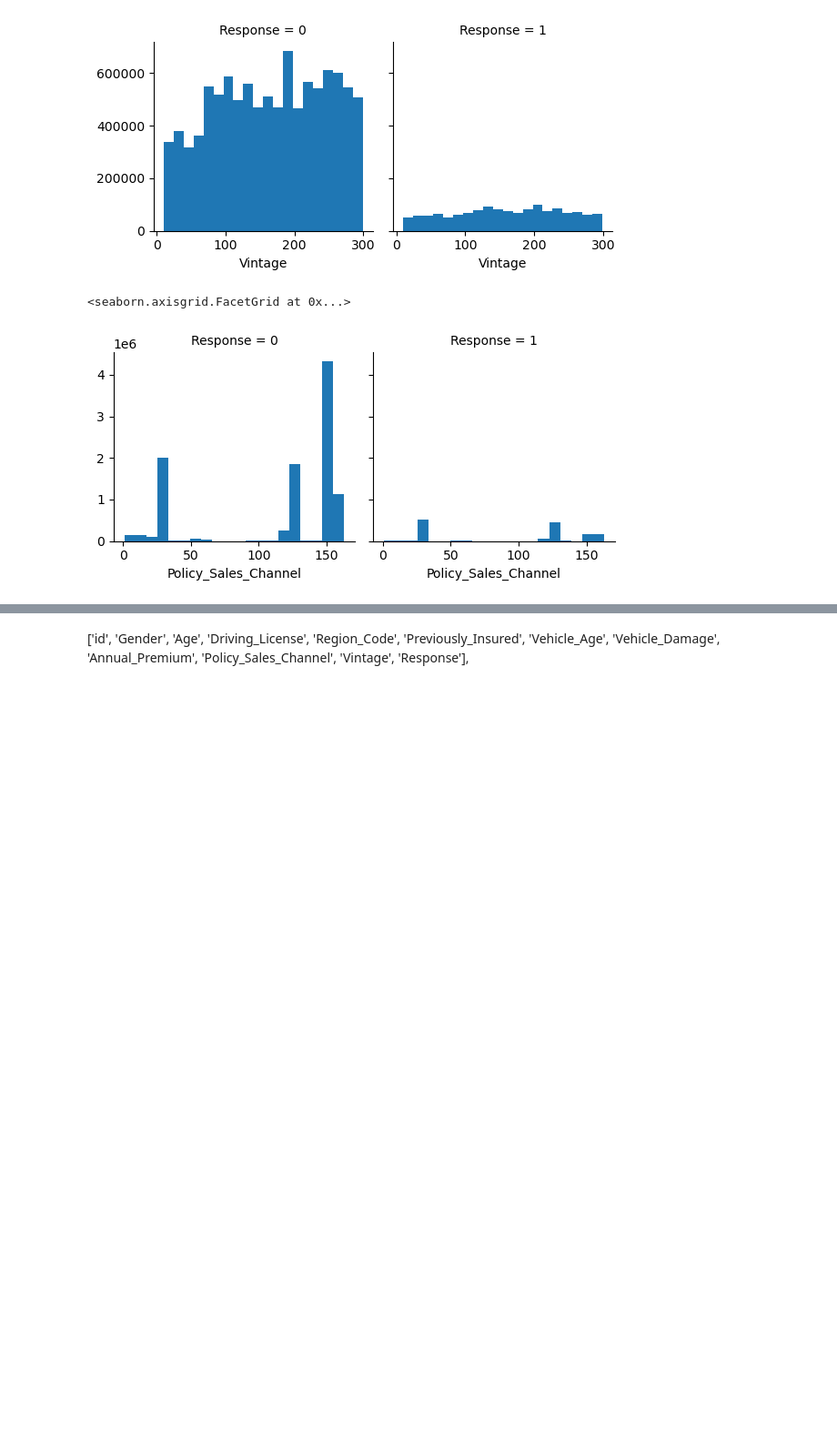
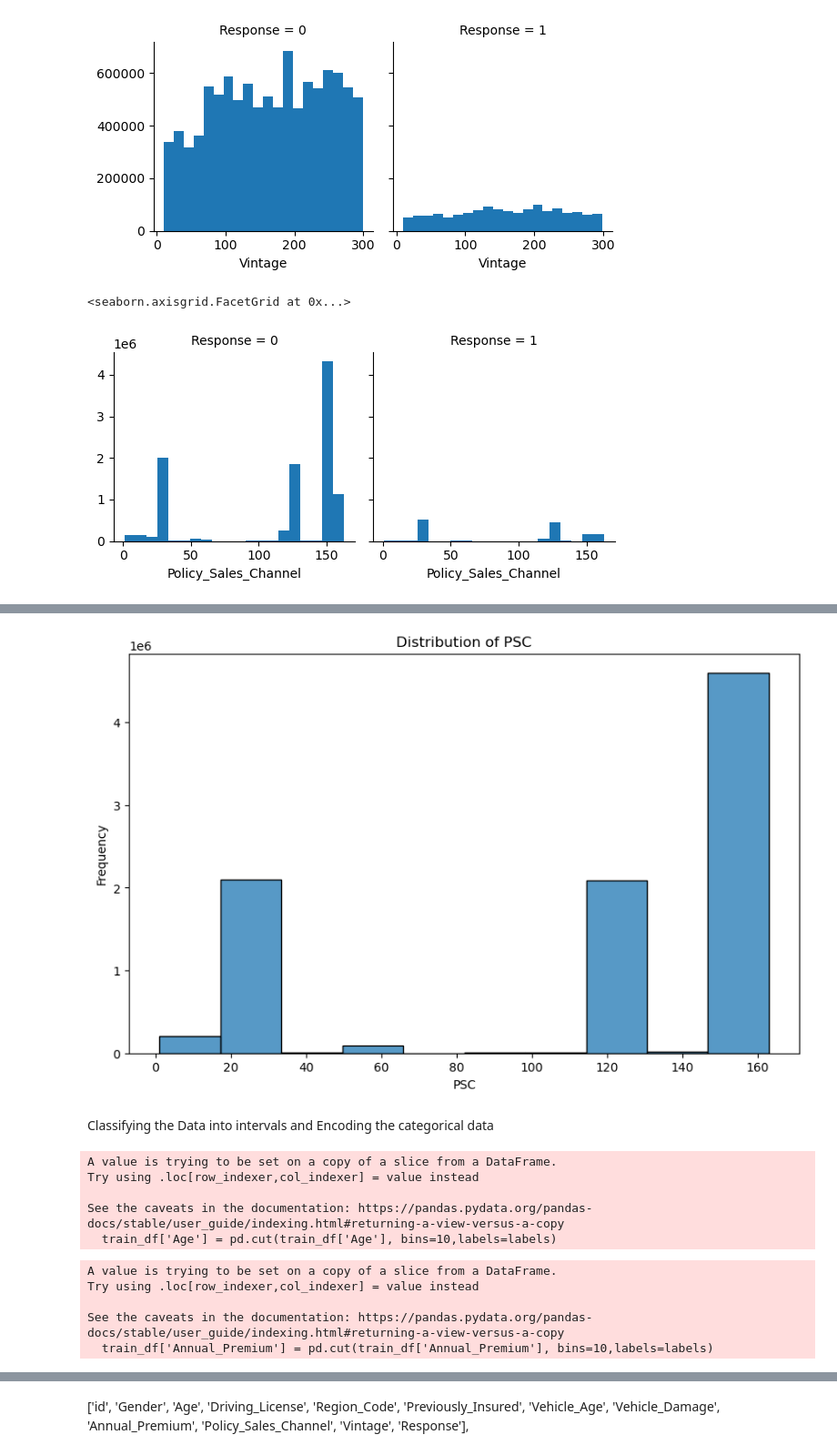
Before and after one commit to Shravya0312/InsuranceClassification, a Jupyter notebook: insurance.ipynb, the cells around one changed output, grey strips where cells are left out. Shown at 91% size. Saved outputs shown, nothing was run; the diff lists cells and outputs as text; code cells hidden in the pictures; blank space fills up the shorter version.

```diff
--- a/insurance.ipynb
+++ b/insurance.ipynb
@@ -207,0 +237,11 @@ g.map(plt.hist, 'Policy_Sales_Channel', bins=20)
+# %%
+plt.figure(figsize=(10, 6))
+sns.histplot(train_df['Policy_Sales_Channel'], kde=False, bins=10)
+plt.title('Distribution of PSC')
+plt.xlabel('PSC')
+plt.ylabel('Frequency')
+plt.show()
+# %% [output]
+[figure, added]
+# %% [markdown]
+Classifying the Data into intervals and Encoding the categorical data
@@ -207,0 +250,18 @@ g.map(plt.hist, 'Policy_Sales_Channel', bins=20)
+# %%
+train_df['Age'] = pd.cut(train_df['Age'], bins=10,labels=labels)
+test_df['Age'] = pd.cut(test_df['Age'], bins=10,labels=labels)
+# %% [output]
+A value is trying to be set on a copy of a slice from a DataFrame.
+Try using .loc[row_indexer,col_indexer] = value instead
+
+See the caveats in the documentation: https://pandas.pydata.org/pandas-docs/stable/user_guide/indexing.html#returning-a-view-versus-a-copy
+  train_df['Age'] = pd.cut(train_df['Age'], bins=10,labels=labels)
+# %%
+train_df['Annual_Premium'] = pd.cut(train_df['Annual_Premium'], bins=10,labels=labels)
+test_df['Annual_Premium'] = pd.cut(test_df['Annual_Premium'], bins=10,labels=labels)
+# %% [output]
+A value is trying to be set on a copy of a slice from a DataFrame.
+Try using .loc[row_indexer,col_indexer] = value instead
+
+See the caveats in the documentation: https://pandas.pydata.org/pandas-docs/stable/user_guide/indexing.html#returning-a-view-versus-a-copy
+  train_df['Annual_Premium'] = pd.cut(train_df['Annual_Premium'], bins=10,labels=labels)
```
Also changed, not shown: parts of 33 cells of this notebook.
